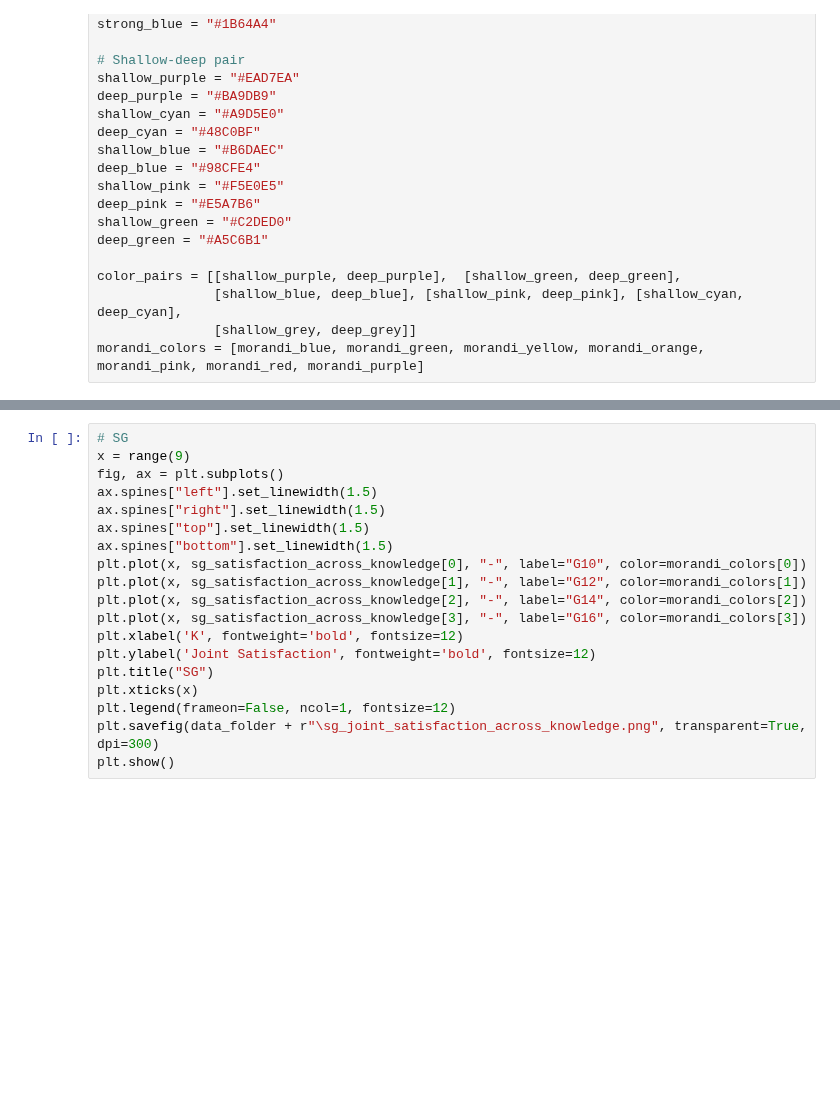
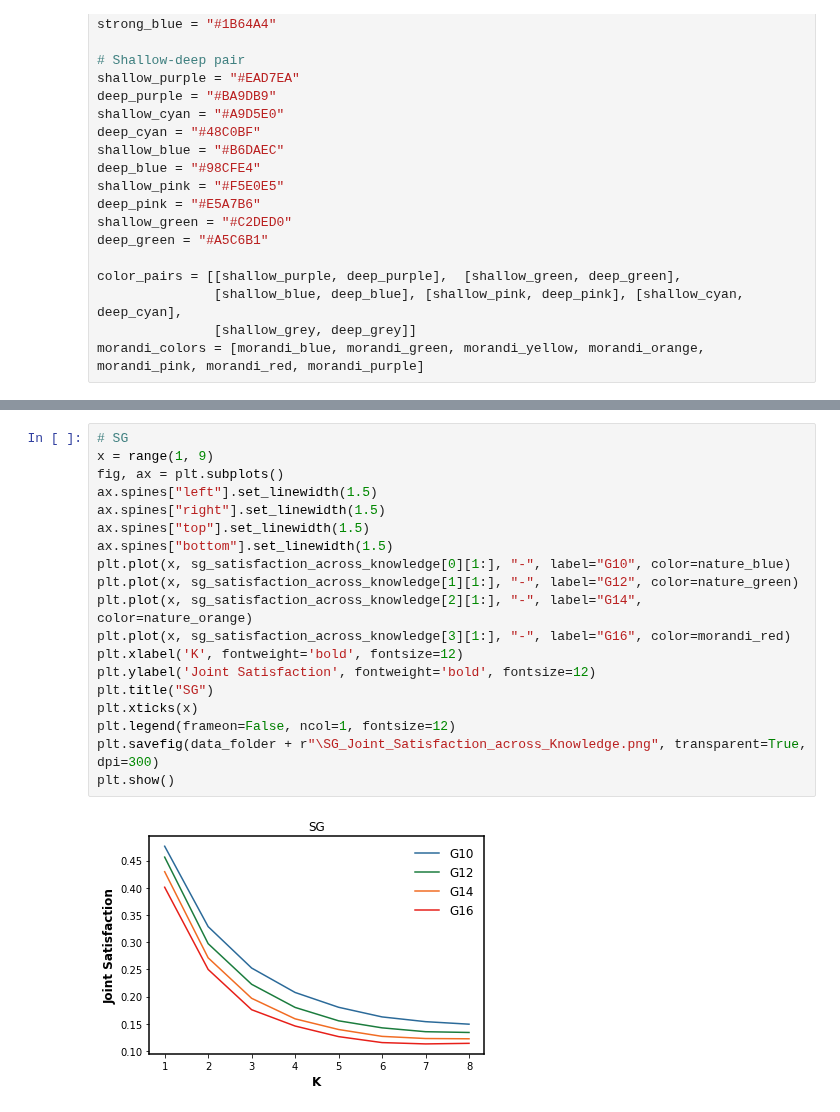
Before and after one commit to baldFemale/OpenInnovationFramework, a Jupyter notebook: Mechanism/JointSatisfaction_across_Knowledge/Evaluator.ipynb, the cells around one changed output, grey strips where cells are left out. Cells and saved outputs as stored; diff of their text form; blank space fills up the shorter version.

```diff
--- a/Mechanism/JointSatisfaction_across_Knowledge/Evaluator.ipynb
+++ b/Mechanism/JointSatisfaction_across_Knowledge/Evaluator.ipynb
@@ -78,21 +78,23 @@ FileNotFoundError: [Errno 2] No such file or directory: 'E:\\data\\gst-0815-23\\
 # %%
 # SG
-x = range(9)
+x = range(1, 9)
 fig, ax = plt.subplots()
 ax.spines["left"].set_linewidth(1.5)
 ax.spines["right"].set_linewidth(1.5)
 ax.spines["top"].set_linewidth(1.5)
 ax.spines["bottom"].set_linewidth(1.5)
-plt.plot(x, sg_satisfaction_across_knowledge[0], "-", label="G10", color=morandi_colors[0])
-plt.plot(x, sg_satisfaction_across_knowledge[1], "-", label="G12", color=morandi_colors[1])
-plt.plot(x, sg_satisfaction_across_knowledge[2], "-", label="G14", color=morandi_colors[2])
-plt.plot(x, sg_satisfaction_across_knowledge[3], "-", label="G16", color=morandi_colors[3])
+plt.plot(x, sg_satisfaction_across_knowledge[0][1:], "-", label="G10", color=nature_blue)
+plt.plot(x, sg_satisfaction_across_knowledge[1][1:], "-", label="G12", color=nature_green)
+plt.plot(x, sg_satisfaction_across_knowledge[2][1:], "-", label="G14", color=nature_orange)
+plt.plot(x, sg_satisfaction_across_knowledge[3][1:], "-", label="G16", color=morandi_red)
 plt.xlabel('K', fontweight='bold', fontsize=12)
 plt.ylabel('Joint Satisfaction', fontweight='bold', fontsize=12)
 plt.title("SG")
 plt.xticks(x)
 plt.legend(frameon=False, ncol=1, fontsize=12)
-plt.savefig(data_folder + r"\sg_joint_satisfaction_across_knowledge.png", transparent=True, dpi=300)
+plt.savefig(data_folder + r"\SG_Joint_Satisfaction_across_Knowledge.png", transparent=True, dpi=300)
 plt.show()
+# %% [output]
+[figure, added]
 # %%
 # GS
```
Also changed, not shown: parts of 3 cells of this notebook.
